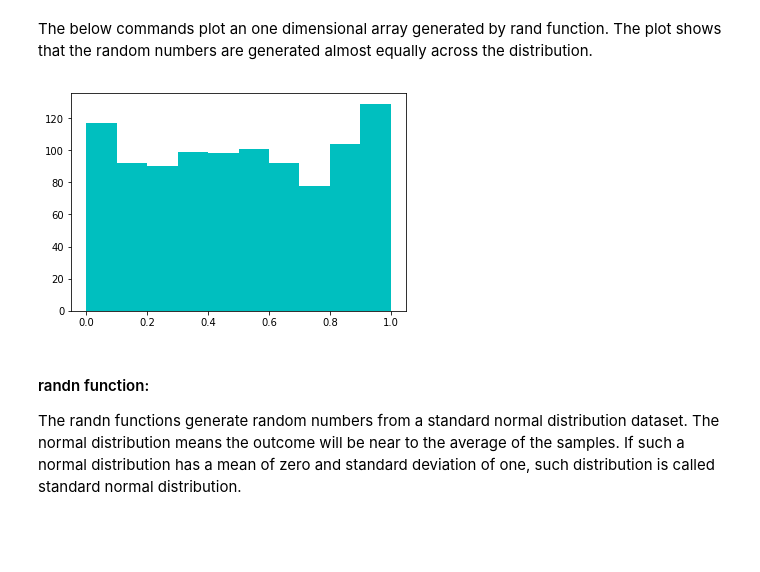
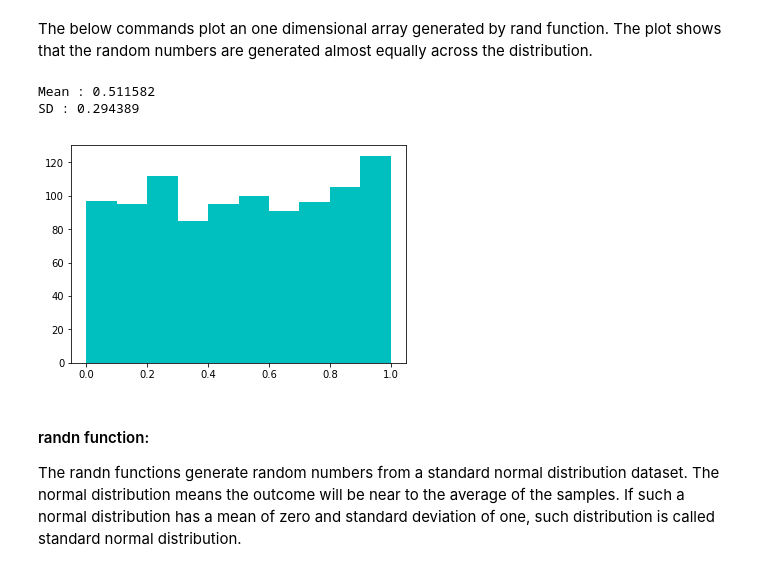
Before and after one commit to shammas012/NumpyRandom, a Jupyter notebook: NumpyRandomPackage.ipynb, the cells around one changed output. Cells and saved outputs as stored; diff of their text form; code cells hidden in the pictures; blank space fills up the shorter version.

```diff
--- a/NumpyRandomPackage.ipynb
+++ b/NumpyRandomPackage.ipynb
@@ -45,11 +45,16 @@ print (randSample2)
  [ 0.60072056  0.6242271 ]]
 # %% [markdown]
 The below commands plot an one dimensional array generated by rand function. The plot shows that the random numbers are generated almost equally across the distribution.
-# %%
-plt.hist(rm.rand(1000), facecolor='c')
-plt.show()
-# %% [output]
-[figure, removed]
+# %%
+data = rm.rand(1000)
+plt.hist(data, facecolor='c')
+print ("Mean : %g"  %np.mean(data))
+print ("SD : %g"  %np.std(data))
+plt.show()
+# %% [output]
+Mean : 0.511582
+SD : 0.294389
+[figure, added]
 # %% [markdown]
 #### randn function:
 The randn functions generate random numbers from a standard normal distribution dataset. The normal distribution means the outcome will be near to the average of the samples. If such a normal distribution has a mean of zero and standard deviation of one, such distribution is called standard normal distribution.
```
Also changed, not shown: parts of 4 cells of this notebook.
